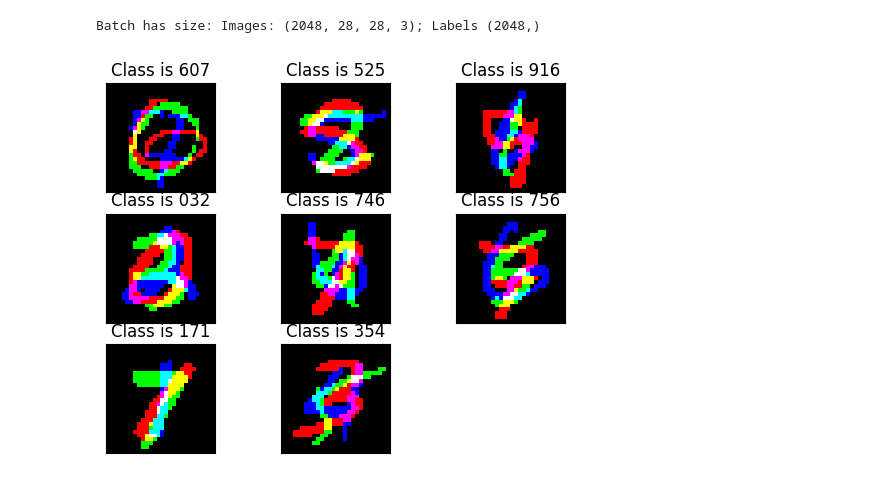
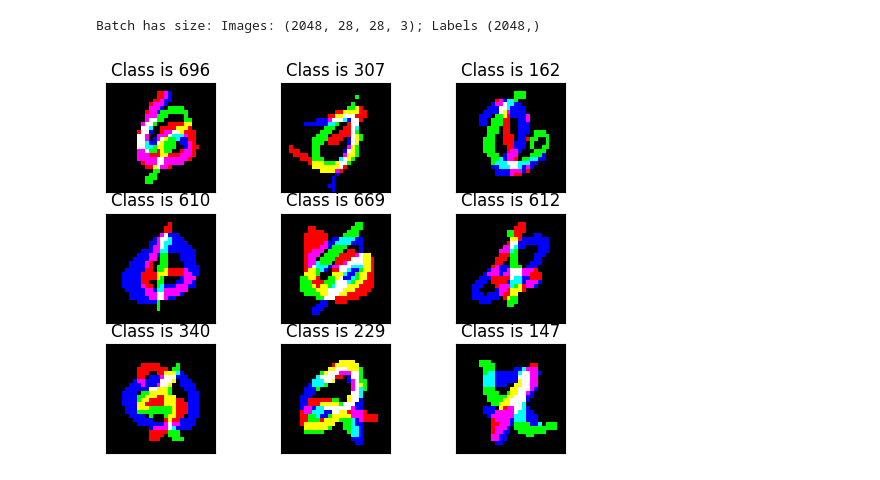
Before and after one commit to gunhamn/public, a Jupyter notebook: DL_Autoencoders/generator_colour_evaluation.ipynb, the cells around one changed output. Drawn from its saved outputs; the diff is of its cells as text; code cells hidden in the pictures.

```diff
--- a/DL_Autoencoders/generator_colour_evaluation.ipynb
+++ b/DL_Autoencoders/generator_colour_evaluation.ipynb
@@ -24,15 +18,15 @@ WARNING:tensorflow:From c:\Projects\.venv\Lib\site-packages\tensorflow_probabili
 batch_size = 2048
 # %%
 gen = StackedMNISTData(mode=DataMode.COLOR_BINARY_MISSING, default_batch_size=9)
-imgTest, clsTest = gen.get_random_batch(batch_size=8)
+imgTest, clsTest = gen.get_random_batch(batch_size=9)
 clsTest = clsTest // 10
 
 img, labels = gen.get_random_batch(training=False, batch_size=batch_size)
 labels = labels // 10
 print(f"Batch has size: Images: {img.shape}; Labels {labels.shape}")
 
 gen.plot_example(images=imgTest, labels=clsTest)
 # %% [output]
 Batch has size: Images: (2048, 28, 28, 3); Labels (2048,)
-[figure, old version]
+[figure, new version]
 # %%
```
Also changed, not shown: parts of 4 cells of this notebook, 8 other files.
